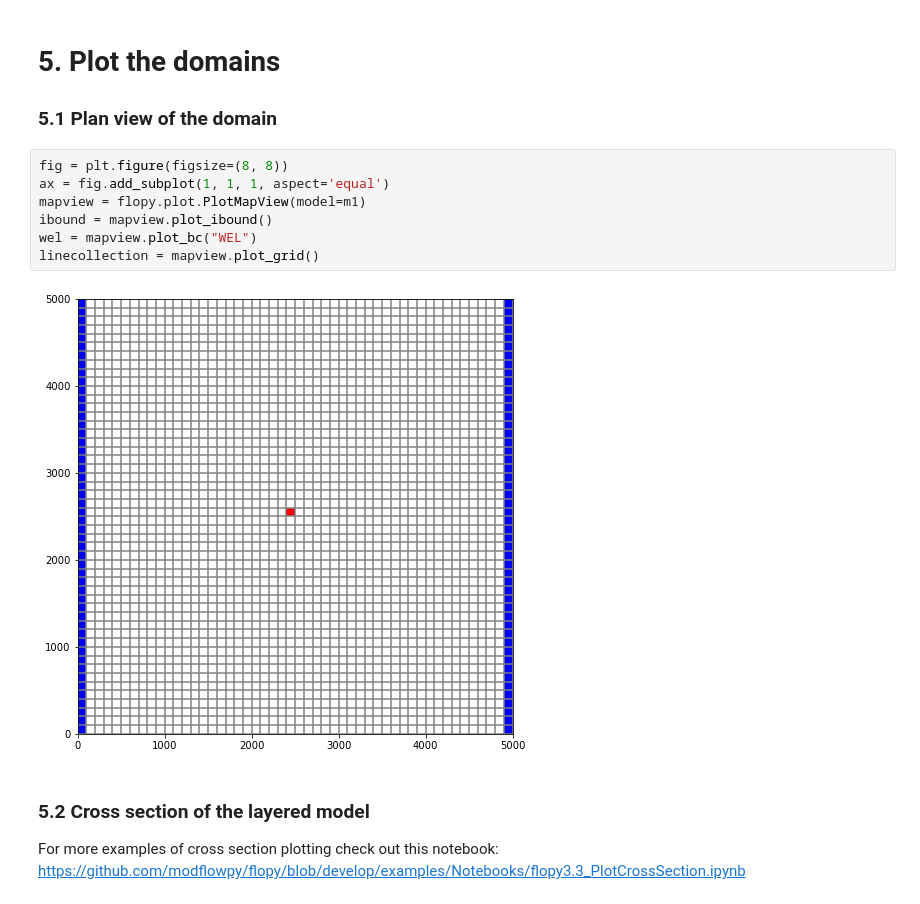
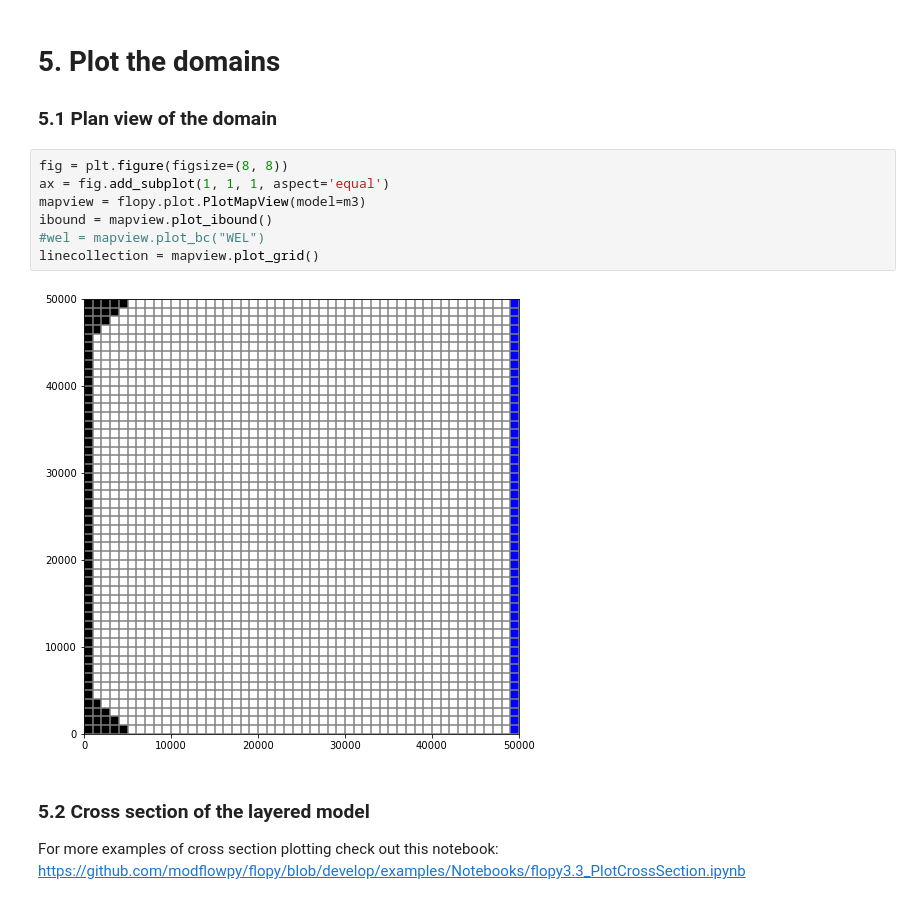
Before and after one commit to GW-modelling-Spring2022/homework-david-edu-morales, a Jupyter notebook: Working/HW12_WatershedModel/project2.ipynb, the cells around one changed output. Cells and saved outputs as stored; diff of their text form.

```diff
--- a/Working/HW12_WatershedModel/project2.ipynb
+++ b/Working/HW12_WatershedModel/project2.ipynb
@@ -503,12 +491,12 @@ FloPy is using the following executable to run the model: ../../mf2005.exe
 # %%
 fig = plt.figure(figsize=(8, 8))
 ax = fig.add_subplot(1, 1, 1, aspect='equal')
-mapview = flopy.plot.PlotMapView(model=m1)
+mapview = flopy.plot.PlotMapView(model=m3)
 ibound = mapview.plot_ibound()
-wel = mapview.plot_bc("WEL")
+#wel = mapview.plot_bc("WEL")
 linecollection = mapview.plot_grid()
 # %% [output]
-[figure, old version]
+[figure, new version]
 # %% [markdown]
 ### 5.2 Cross section of the layered model
 For more examples of cross section plotting check out this notebook: https://github.com/modflowpy/flopy/blob/develop/examples/Notebooks/flopy3.3_PlotCrossSection.ipynb
```
Also changed, not shown: parts of 2 cells of this notebook.
